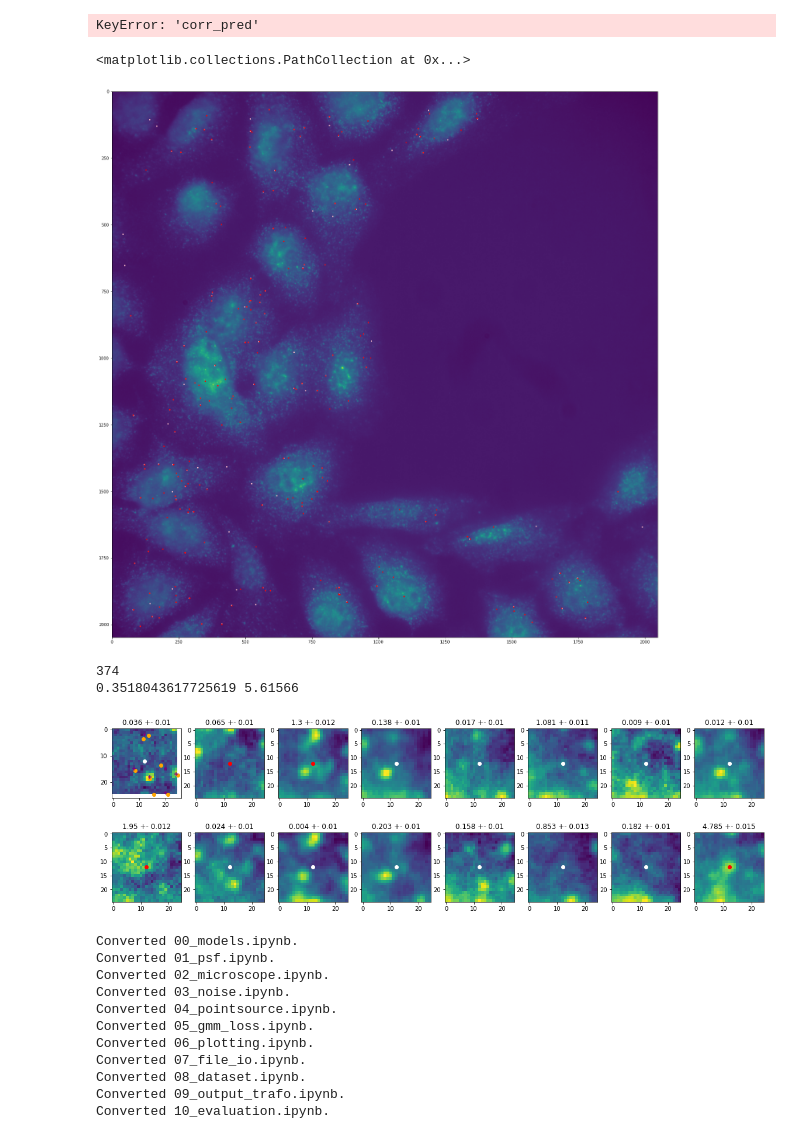
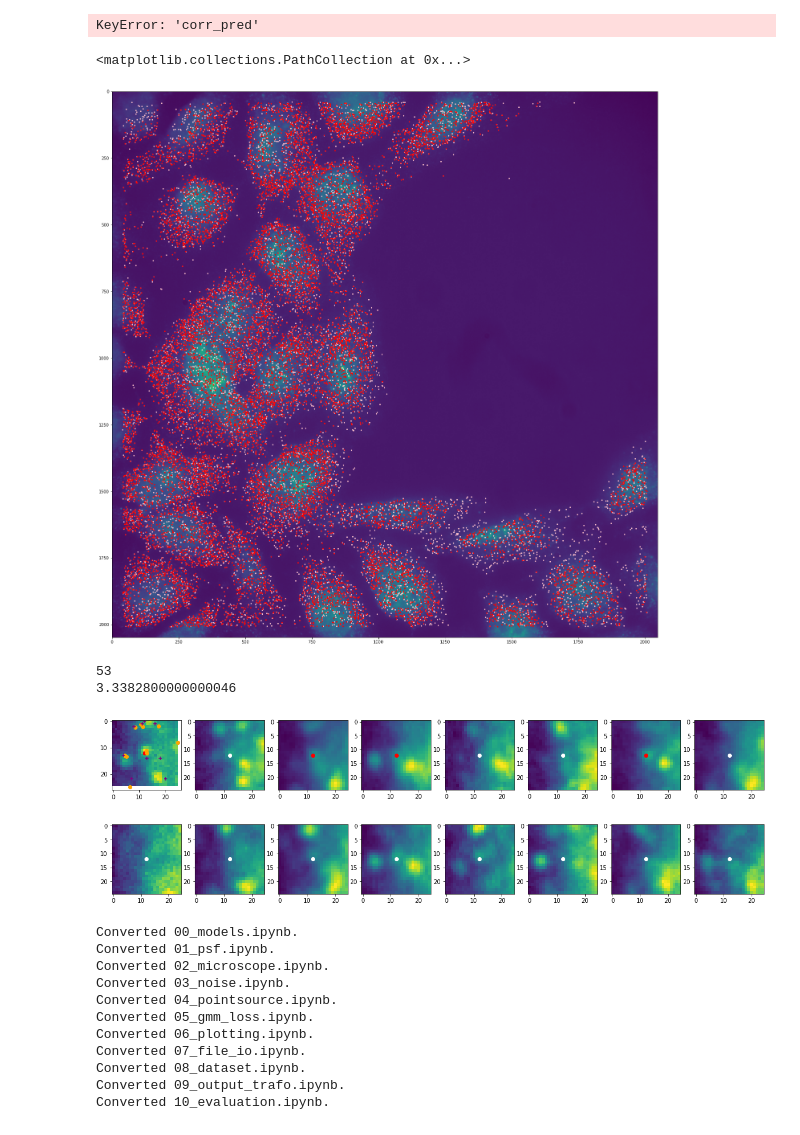
Before and after one commit to TuragaLab/decode_fish, a Jupyter notebook: nbs/19_MERFISH_routines.ipynb, the cells around one changed output. Cells and saved outputs as stored; diff of their text form; code cells hidden in the pictures.

```diff
--- a/nbs/19_MERFISH_routines.ipynb
+++ b/nbs/19_MERFISH_routines.ipynb
@@ -327,12 +338,11 @@ plot_gene_panels(res_sub, bench_match, matches, targets)
 # %%
-res_df['int_sigs'] = res_df[[f'int_sig_{i}' for i in range(16)]].values.sum(1)
-res_df['ints'] = res_df[[f'int_{i}' for i in range(16)]].values.sum(1)
-metrics = ['code_err', 'comb_sig', 'int_sigs', 'net_qual']
-bins = [np.linspace(0,0.5,31), np.linspace(0,150,31), np.linspace(0,20,31), np.linspace(0,1.,31)]
+metrics = ['comb_sig', 'int', 'int_sig']
+bins = [np.linspace(0,30,31), np.linspace(0,50,31), np.linspace(0,10,31)]
 plt.figure(figsize=(16,5))
 for i in range(len(metrics)):
     plt.subplot(1,len(metrics),i+1)
     _=plt.hist(res_df[~res_df['gene'].str.contains('Blank')][metrics[i]], density=True, alpha=0.5, bins=bins[i], label='gene matches')
     _=plt.hist(res_df[res_df['gene'].str.contains('Blank')][metrics[i]], density=True, alpha=0.5, bins=bins[i], label='blank matches')
     plt.title(metrics[i])
+plt.legend()
 # %% [output]
@@ -361,9 +372,13 @@ def make_roc(df, var='code_err', ascending=True, n_max=30000):
 # for k in par_dict:
 #     x, y = make_roc(*par_dict[k])
 #     roc_dict[k] = [x, y]
+# %%
+res_df = res_df[res_df['gene'] != 'MALAT1']
+istdeco_df = istdeco_df[istdeco_df['gene'] != 'MALAT1']
+bench_df = bench_df[bench_df['gene'] != 'MALAT1']
 # %%
 from decode_fish.funcs.visualization import *
-par_dict = {'DECODE':[res_df, 'code_err', True],
+par_dict = {'DECODE':[res_df, 'comb_sig', True],
             'ISTDECO':[istdeco_df, 'quality', False],
             'benchmark':[bench_df, 'total_magnitude', False]}
 
@@ -387,0 +404,13 @@ sns.despine()
+# %%
+import seaborn as sns
+plt.figure(figsize=(7,5))
+for k in roc_dict:
+    x, y = roc_dict[k]
+    plt.plot(x, y, label=k)
+plt.plot([0,24000],[42,42], color='red')
+plt.legend()
+plt.ylim(0, 100)
+plt.xlim(0, 24000)
+plt.ylabel('N. detected blanks')
+plt.xlabel('N. detections')
+sns.despine()
@@ -464,8 +495,8 @@ image_paths = sorted(glob.glob('/groups/turaga/home/speisera/Mackebox/Artur/Work
 # %%
 ind = 0
 img = load_tiff_image(image_paths[ind])
-preds_px = nm_to_px(res_sub)[res_sub['gene']=='NOTCH2']
-bench_px = nm_to_px(bench_match)[bench_match['gene']=='NOTCH2']
+preds_px = nm_to_px(res_sub)#[res_sub['gene']=='NOTCH2']
+bench_px = nm_to_px(bench_match)#[bench_match['gene']=='NOTCH2']
 plt.figure(figsize=(25,25))
 plt.imshow(img[0,0])
 
@@ -473,7 +504,7 @@ plt.scatter(bench_px['x'],bench_px['y'], color='pink', s=5)
 plt.scatter(preds_px['x'],preds_px['y'], color='red', s=5)
 # %% [output]
 <matplotlib.collections.PathCollection at 0x...>
-[figure, old version]
+[figure, new version]
 # %%
 img_stack = load_tiff_image('/groups/turaga/home/speisera/Mackebox/Artur/WorkDB/deepstorm//datasets/CodFish/MERFISH/starfish_scaled/img_stack.tiff')[:,0]
 # %%
@@ -489,35 +520,35 @@ def extract_roi(beads: torch.Tensor, coordinates: torch.Tensor, size_xy: int=10,
 # %%
 # Random predictions
 sub = res_df
 # Random blank
 sub = res_df[res_df['gene'].str.contains('Blank')]
 
 ind = np.random.randint(0, len(sub))
 print(ind)
 
 b_loc = nm_to_px(sub.iloc[ind])
-print(b_loc['code_err'], b_loc['comb_sig'])
+print(b_loc['comb_sig'])
 vol, crop = extract_roi(img_stack[None], torch.IntTensor(np.array(b_loc.loc[['x','y','z']].values, dtype='float32')), 12, 8)
 
 res_crop = crop_df(nm_to_px(res_sub), crop)
 ist_crop = crop_df(nm_to_px(ist_sub), crop)
 
 plt.figure(figsize=(20,6))
 for i in range(16):
     plt.subplot(2,8,i+1)
     plt.imshow(vol[0,i])
-    color = 'red' if code_ref[list(targets.values).index(b_loc['gene'])][i] else 'white'
+    color = 'red' if code_ref[list(targets).index(b_loc['gene'])][i] else 'white'
     plt.scatter([12],[12], color=color)
 
-    plt.title(str(np.round(b_loc[f'int_{i}'], 3)) + ' +- ' + str(np.round(b_loc[f'int_sig_{i}'], 3)))
+#     plt.title(str(np.round(b_loc[f'int_{i}'], 3)) + ' +- ' + str(np.round(b_loc[f'int_sig_{i}'], 3)))
 
     if not i:
         plt.scatter(res_crop['x'],res_crop['y'],color='orange')
         plt.scatter(ist_crop['x'],ist_crop['y'],color='purple', marker='+')
 # %% [output]
-374
-0.3518043617725619 5.61566
+53
+3.3382800000000046
-[figure, old version]
+[figure, new version]
 # %%
 !nbdev_build_lib
 # %% [output]
```
Also changed, not shown: parts of 16 cells of this notebook, 23 other files.
